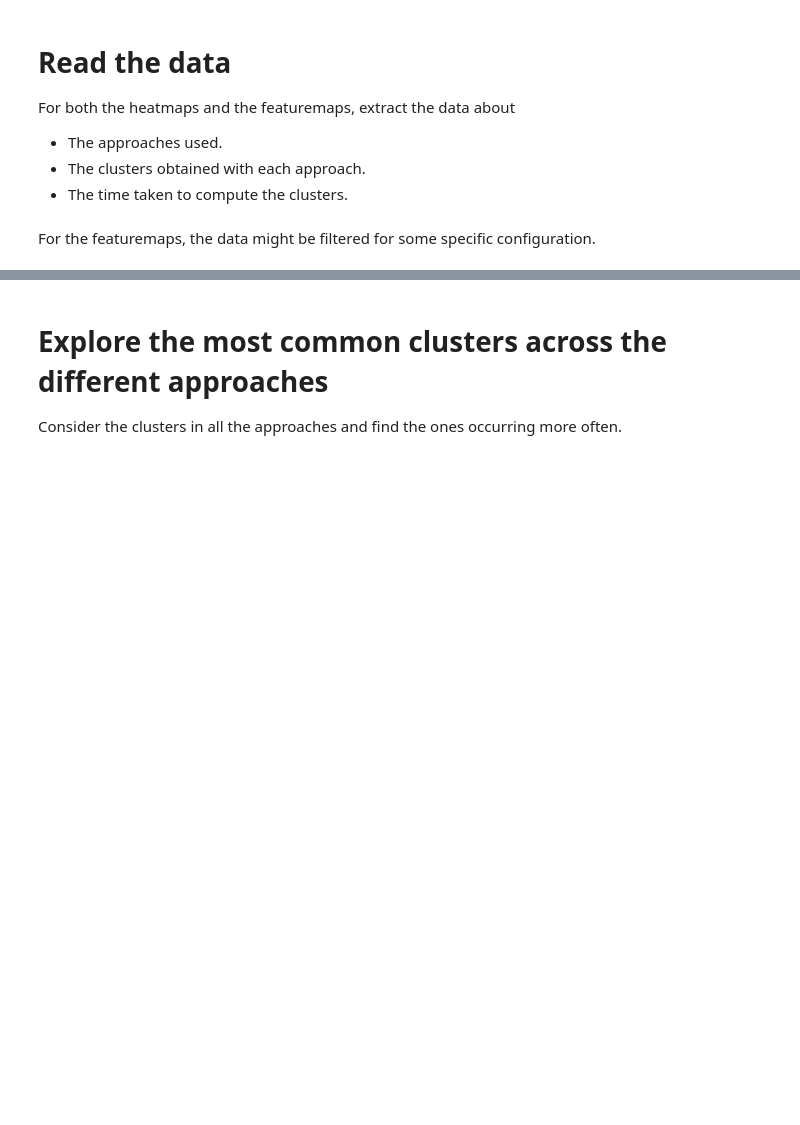
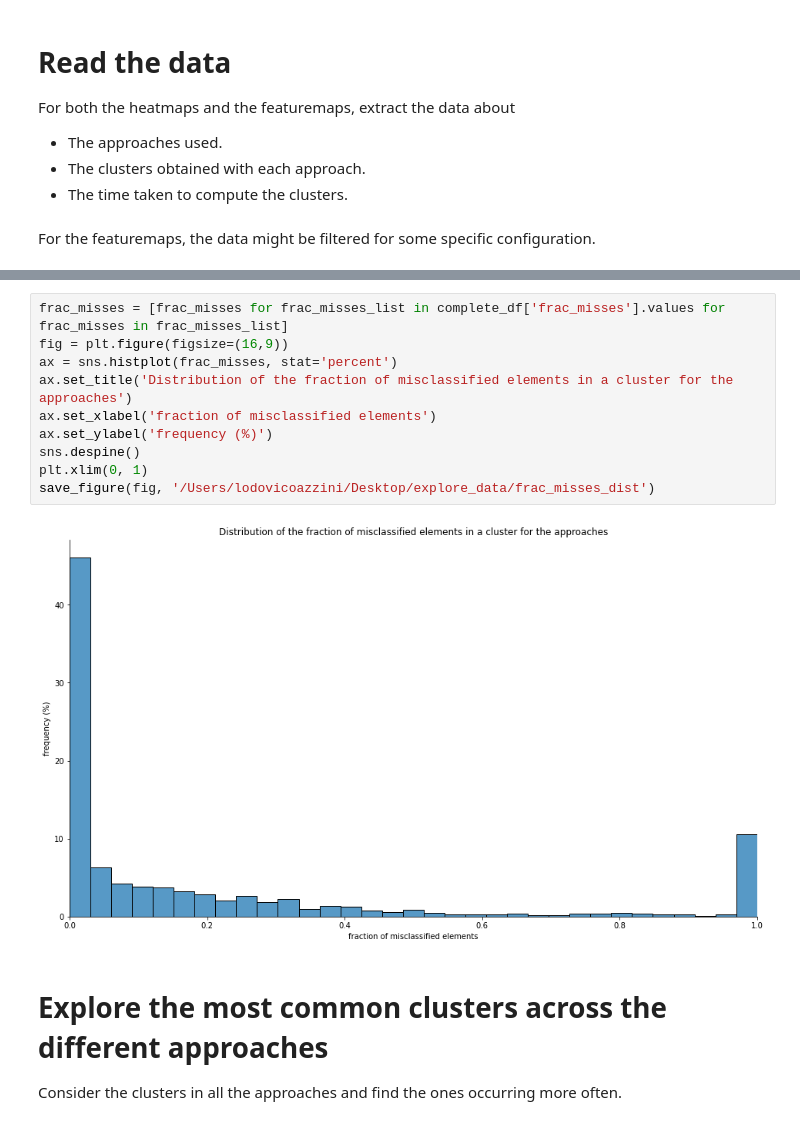
Before and after one commit to lodovicoazzini/unboxer, a Jupyter notebook: playground/explore_data.ipynb, the cells around one changed output, grey strips where cells are left out. Drawn from its saved outputs; the diff is of its cells as text; blank space fills up the shorter version.

```diff
--- a/playground/explore_data.ipynb
+++ b/playground/explore_data.ipynb
@@ -107,3 +142,15 @@ complete_df
+# %%
+frac_misses = [frac_misses for frac_misses_list in complete_df['frac_misses'].values for frac_misses in frac_misses_list]
+fig = plt.figure(figsize=(16,9))
+ax = sns.histplot(frac_misses, stat='percent')
+ax.set_title('Distribution of the fraction of misclassified elements in a cluster for the approaches')
+ax.set_xlabel('fraction of misclassified elements')
+ax.set_ylabel('frequency (%)')
+sns.despine()
+plt.xlim(0, 1)
+save_figure(fig, '/Users/lodovicoazzini/Desktop/explore_data/frac_misses_dist')
+# %% [output]
+[figure, added]
 # %% [markdown]
 # Explore the most common clusters across the different approaches
 Consider the clusters in all the approaches and find the ones occurring more often.
```
Also changed, not shown: parts of 21 cells of this notebook, 10 other files.
